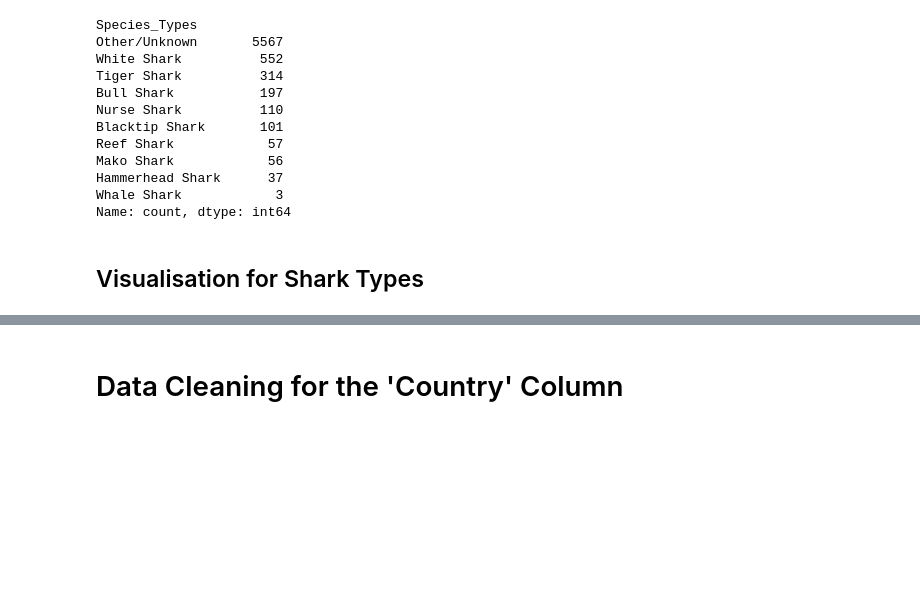
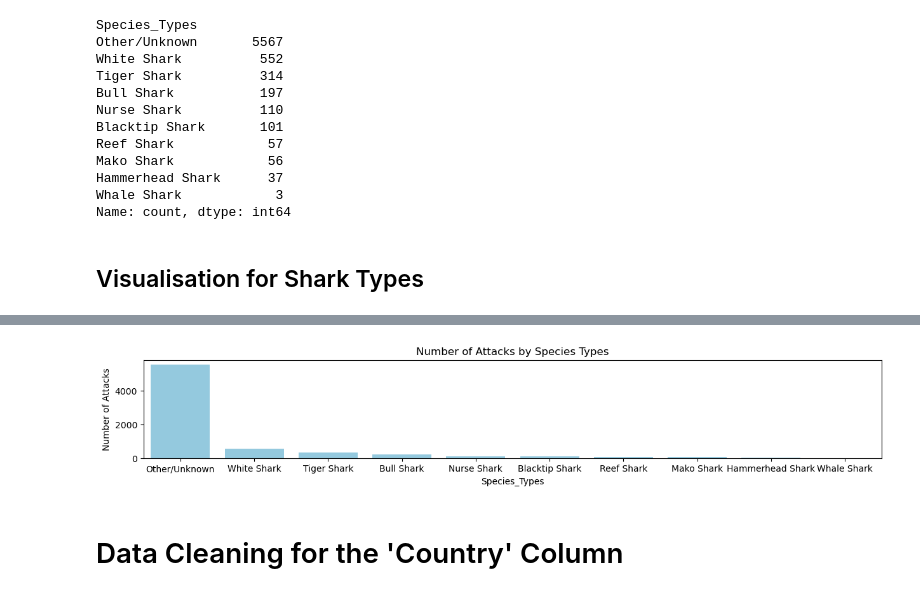
Before and after one commit to SheryllD/shark_attacks_project, a Jupyter notebook: Shark_Tale_Main.ipynb, the cells around one changed output, grey strips where cells are left out. Drawn from its saved outputs; the diff is of its cells as text; code cells hidden in the pictures; blank space fills up the shorter version.

Commit message:
added bar plot for species types

```diff
--- a/Shark_Tale_Main.ipynb
+++ b/Shark_Tale_Main.ipynb
@@ -502,3 +502,9 @@ Whale Shark            3
 Name: count, dtype: int64
 # %% [markdown]
 ## Visualisation for Shark Types
+# %%
+species_types_grp = df.groupby("Species_Types")
+shark_attack_by_species_types = species_types_grp["Species_Types"].count()
+shark_attack_by_species_types = shark_attack_by_species_types.sort_values(ascending=False)
+top_species_types_attack = shark_attack_by_species_types.head(15)
+top_species_types_attack
@@ -505,3 +524,11 @@ Name: count, dtype: int64
+# %%
+plt.figure(figsize=(15,2))
+sns.barplot(x=top_species_types_attack.index, y=top_species_types_attack, color="skyblue")
+plt.title("Number of Attacks by Species Types")
+plt.ylabel("Number of Attacks")
+plt.show()
+# %% [output]
+[figure, added]
 # %%
 # This can be ignored, but can be usable for in the future
 #Group_Species = df.groupby("Species")
```
Also changed, not shown: parts of 1 cell of this notebook.
